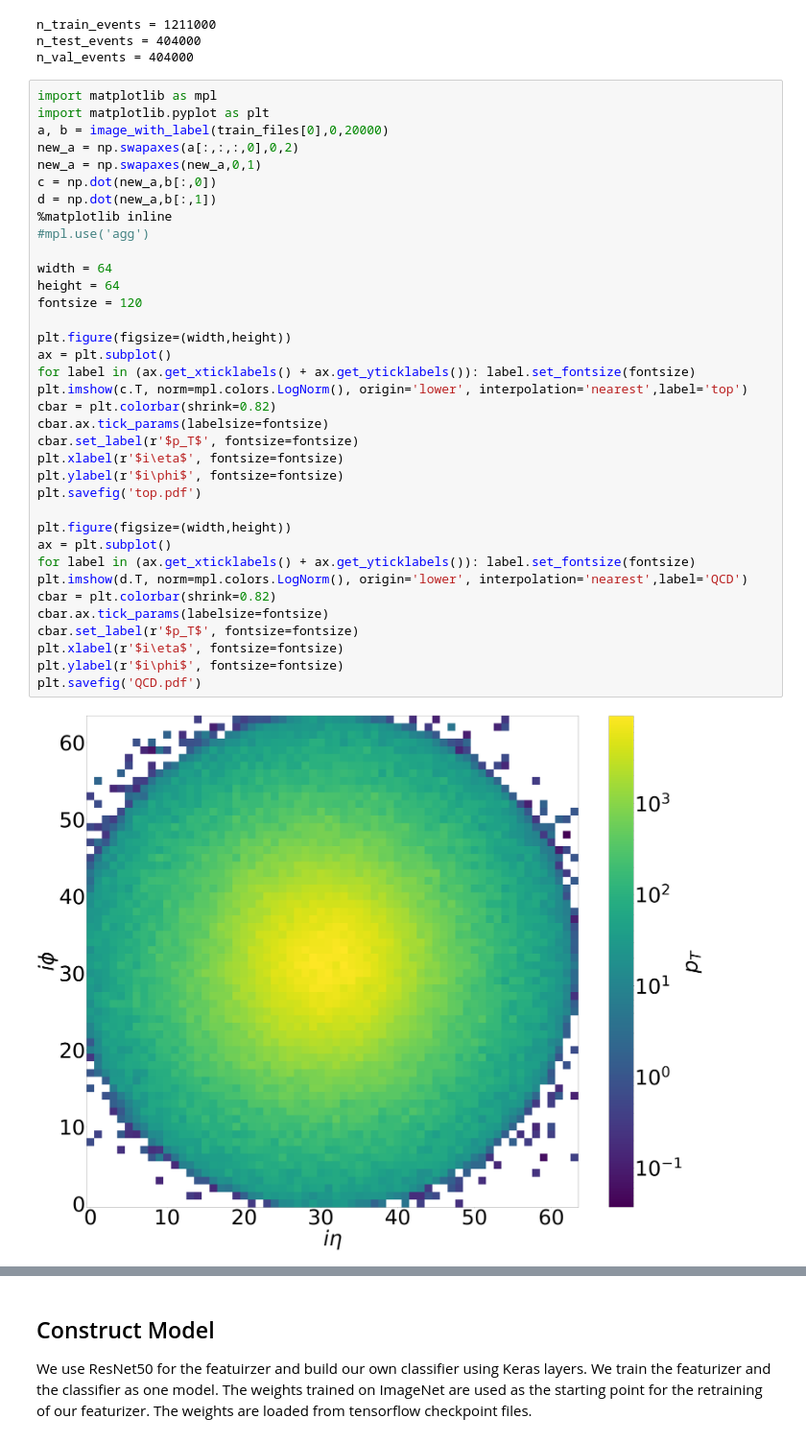
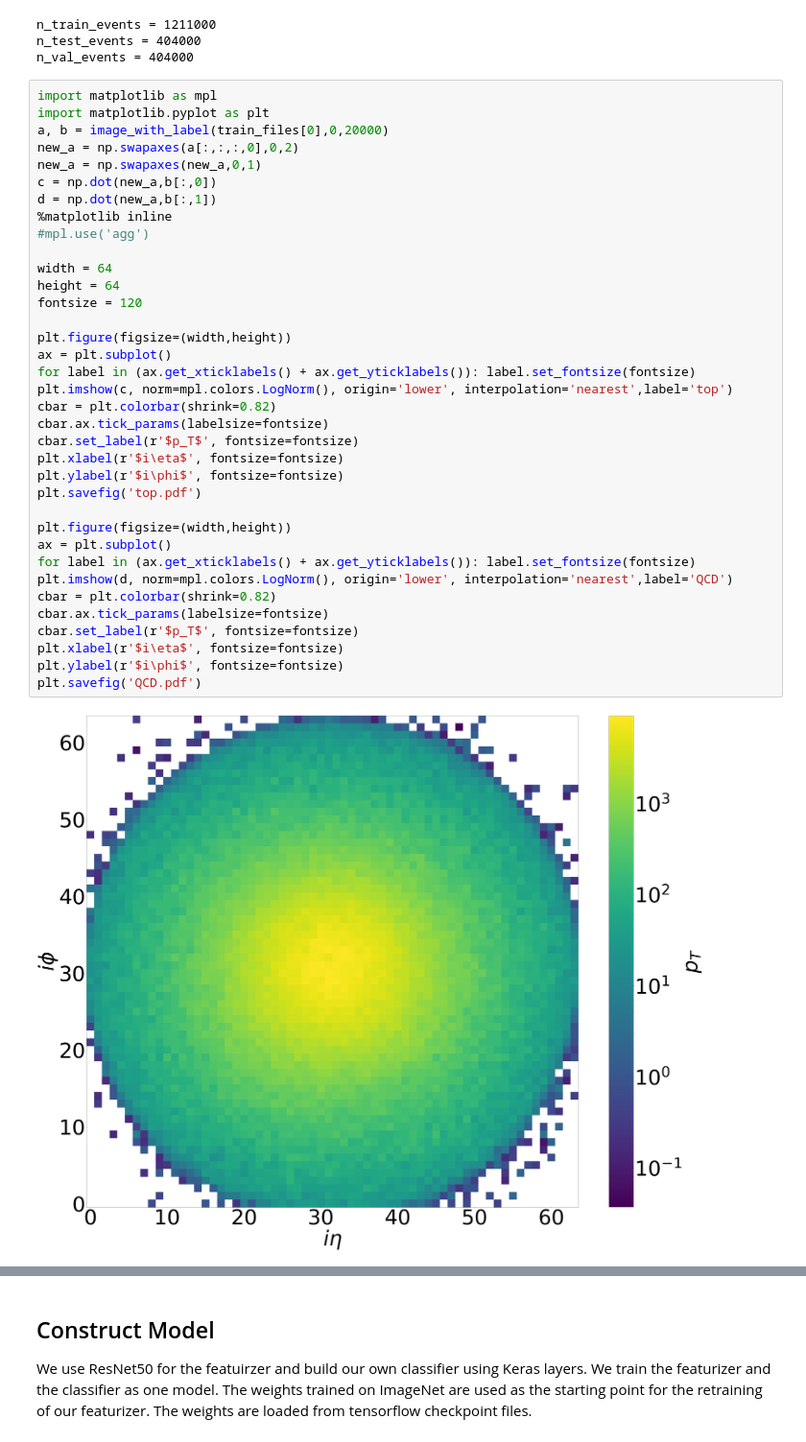
Before and after one commit to davidho27941/MachineLearningNotebooks, a Jupyter notebook: project-brainwave/project-brainwave-custom-weights-retrain-fulldataset.ipynb, the cells around one changed output, grey strips where cells are left out. Shown at 96% size. Drawn from its saved outputs; the diff is of its cells as text.

```diff
--- a/project-brainwave/project-brainwave-custom-weights-retrain-fulldataset.ipynb
+++ b/project-brainwave/project-brainwave-custom-weights-retrain-fulldataset.ipynb
@@ -89,33 +88,33 @@ new_a = np.swapaxes(a[:,:,:,0],0,2)
 new_a = np.swapaxes(new_a,0,1)
 c = np.dot(new_a,b[:,0])
 d = np.dot(new_a,b[:,1])
 %matplotlib inline
 #mpl.use('agg')
 
 width = 64
 height = 64
 fontsize = 120
 
 plt.figure(figsize=(width,height))
 ax = plt.subplot()
 for label in (ax.get_xticklabels() + ax.get_yticklabels()): label.set_fontsize(fontsize)
-plt.imshow(c.T, norm=mpl.colors.LogNorm(), origin='lower', interpolation='nearest',label='top')
+plt.imshow(c, norm=mpl.colors.LogNorm(), origin='lower', interpolation='nearest',label='top')
 cbar = plt.colorbar(shrink=0.82)
 cbar.ax.tick_params(labelsize=fontsize)
 cbar.set_label(r'$p_T$', fontsize=fontsize)
 plt.xlabel(r'$i\eta$', fontsize=fontsize)
 plt.ylabel(r'$i\phi$', fontsize=fontsize)
 plt.savefig('top.pdf')
 
 plt.figure(figsize=(width,height))
 ax = plt.subplot()
 for label in (ax.get_xticklabels() + ax.get_yticklabels()): label.set_fontsize(fontsize)
-plt.imshow(d.T, norm=mpl.colors.LogNorm(), origin='lower', interpolation='nearest',label='QCD')
+plt.imshow(d, norm=mpl.colors.LogNorm(), origin='lower', interpolation='nearest',label='QCD')
 cbar = plt.colorbar(shrink=0.82)
 cbar.ax.tick_params(labelsize=fontsize)
 cbar.set_label(r'$p_T$', fontsize=fontsize)
 plt.xlabel(r'$i\eta$', fontsize=fontsize)
 plt.ylabel(r'$i\phi$', fontsize=fontsize)
 plt.savefig('QCD.pdf')
 # %% [output]
-[figure, old version]
+[figure, new version]
```
Also changed, not shown: parts of 25 cells of this notebook.
